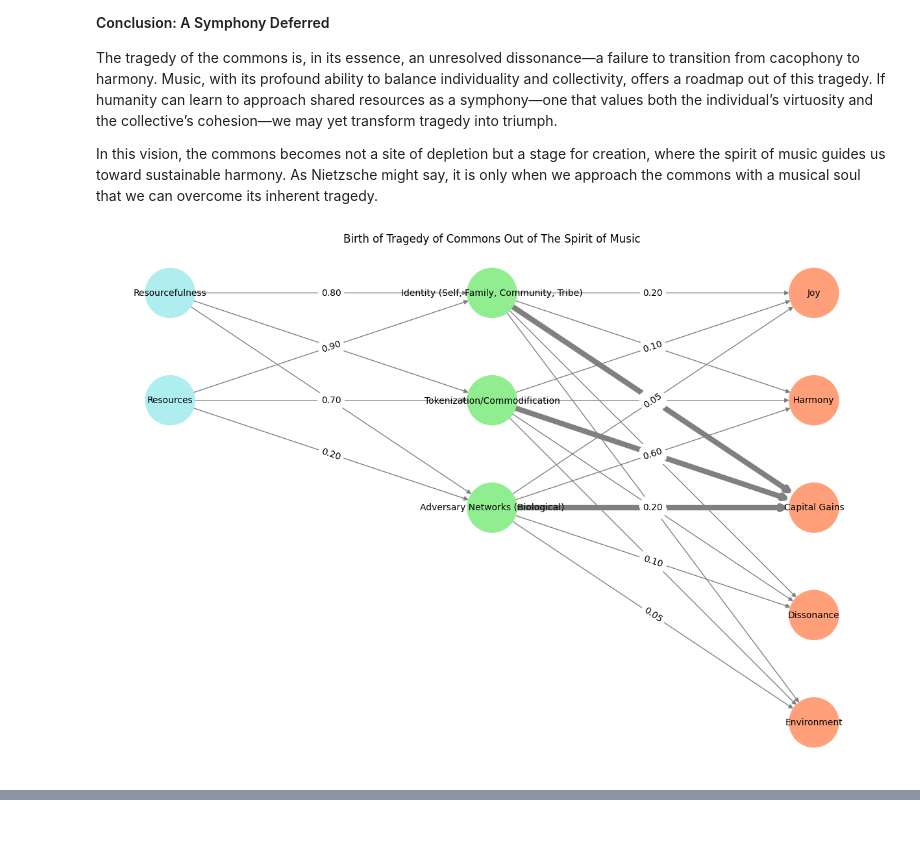
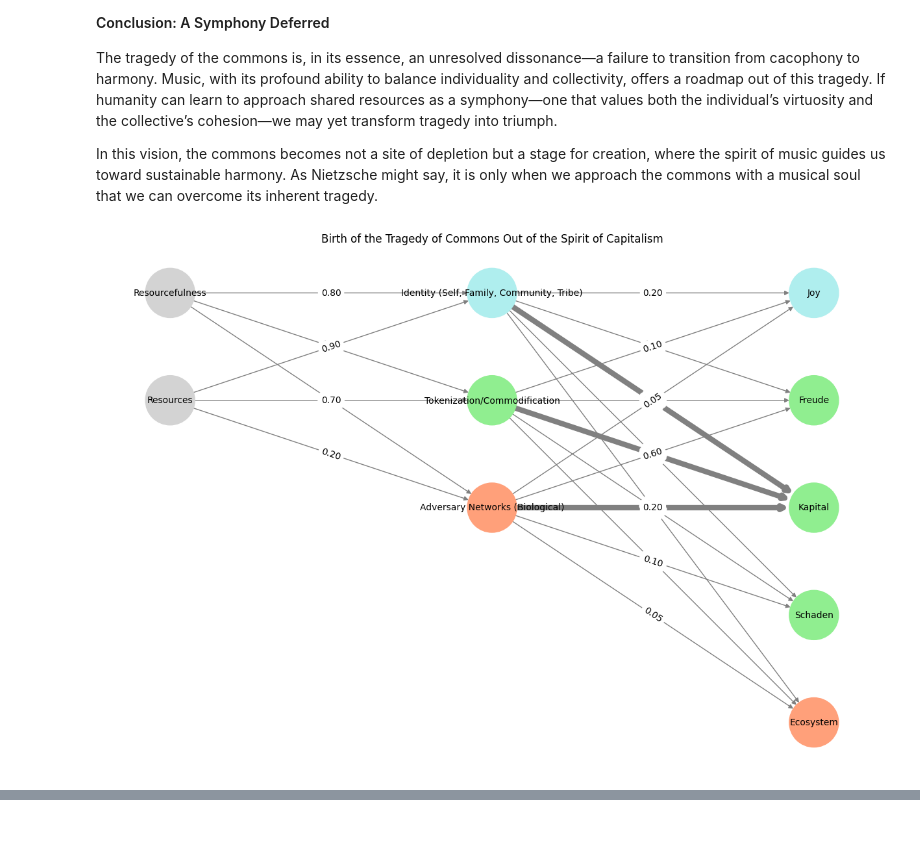
Before and after one commit to abikesa/jordanpeterson, a Jupyter notebook: kitabo/ensi/_build/jupyter_execute/act2/chapter3.ipynb, the cells around one changed output, grey strips where cells are left out. Cells and saved outputs as stored; diff of their text form; code cells hidden in the pictures.

Commit message:
tragedy of commons

```diff
--- a/kitabo/ensi/_build/jupyter_execute/act2/chapter3.ipynb
+++ b/kitabo/ensi/_build/jupyter_execute/act2/chapter3.ipynb
@@ -49,9 +49,8 @@ layers = {
         'Identity (Self, Family, Community, Tribe)',
         'Tokenization/Commodification',
         'Adversary Networks (Biological)',
-
     ],
-    'Output': ['Joy', 'Harmony', 'Capital Gains', 'Dissonance', 'Environment']
+    'Output': ['Joy', 'Freude', 'Kapital', 'Schaden', 'Ecosystem']
 }
 
 # Adjacency matrix defining the weight connections
@@ -74,50 +73,60 @@ def visualize_nn(layers, weights):
     for i, node in enumerate(layers['Input']):
         G.add_node(node, layer=0)
         pos[node] = (0, -i)
-        node_colors.append('paleturquoise')
+        node_colors.append('lightgray')
 
     # Add hidden layer nodes
     for i, node in enumerate(layers['Hidden']):
         G.add_node(node, layer=1)
         pos[node] = (1, -i)
-        node_colors.append('lightgreen')
+        if node == 'Identity (Self, Family, Community, Tribe)':
+            node_colors.append('paleturquoise')
+        elif node == 'Tokenization/Commodification':
+            node_colors.append('lightgreen')
+        elif node == 'Adversary Networks (Biological)':
+            node_colors.append('lightsalmon')
 
     # Add output layer nodes
     for i, node in enumerate(layers['Output']):
         G.add_node(node, layer=2)
         pos[node] = (2, -i)
-        node_colors.append('lightsalmon')
+        if node == 'Joy':
+            node_colors.append('paleturquoise')
+        elif node in ['Freude', 'Kapital', 'Schaden']:
+            node_colors.append('lightgreen')
+        elif node == 'Ecosystem':
+            node_colors.append('lightsalmon')
 
     # Add edges based on weights
     for i, in_node in enumerate(layers['Input']):
         for j, hid_node in enumerate(layers['Hidden']):
             G.add_edge(in_node, hid_node, weight=weights['Input-Hidden'][i, j])
 
     for i, hid_node in enumerate(layers['Hidden']):
         for j, out_node in enumerate(layers['Output']):
             # Adjust thickness for specific edges
-            if hid_node == "Identity (Self, Family, Community, Tribe)" and out_node == "Capital Gains":
+            if hid_node == "Identity (Self, Family, Community, Tribe)" and out_node == "Kapital":
                 width = 6
-            elif hid_node == "Tokenization/Commodification" and out_node == "Capital Gains":
+            elif hid_node == "Tokenization/Commodification" and out_node == "Kapital":
                 width = 6
-            elif hid_node == "Adversary Networks (Biological)" and out_node == "Capital Gains":
+            elif hid_node == "Adversary Networks (Biological)" and out_node == "Kapital":
                 width = 6
             else:
                 width = 1
             G.add_edge(hid_node, out_node, weight=weights['Hidden-Output'][i, j], width=width)
 
     # Draw the graph
     plt.figure(figsize=(12, 8))
     edge_labels = nx.get_edge_attributes(G, 'weight')
     widths = [G[u][v]['width'] if 'width' in G[u][v] else 1 for u, v in G.edges()]
     nx.draw(
         G, pos, with_labels=True, node_color=node_colors, edge_color='gray',
         node_size=3000, font_size=10, width=widths
     )
     nx.draw_networkx_edge_labels(G, pos, edge_labels={k: f'{v:.2f}' for k, v in edge_labels.items()})
-    plt.title("Birth of Tragedy of Commons Out of The Spirit of Music")
+    plt.title("Birth of the Tragedy of Commons Out of the Spirit of Capitalism")
     plt.show()
 
 visualize_nn(layers, weights)
 # %% [output]
-[figure, old version]
+[figure, new version]
```
Also changed, not shown: parts of 1 cell of this notebook, 33 other files.
